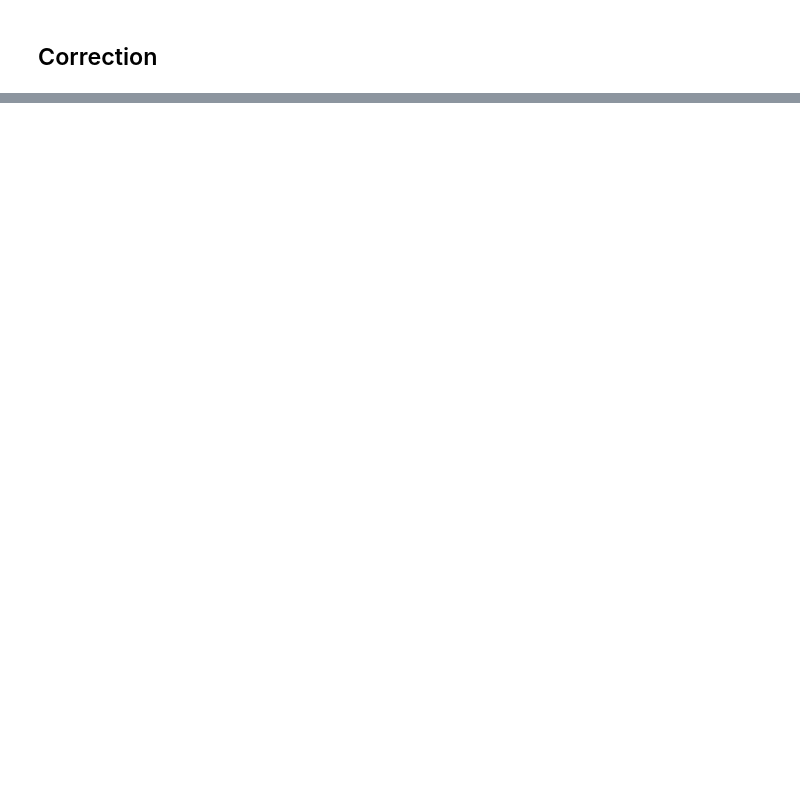
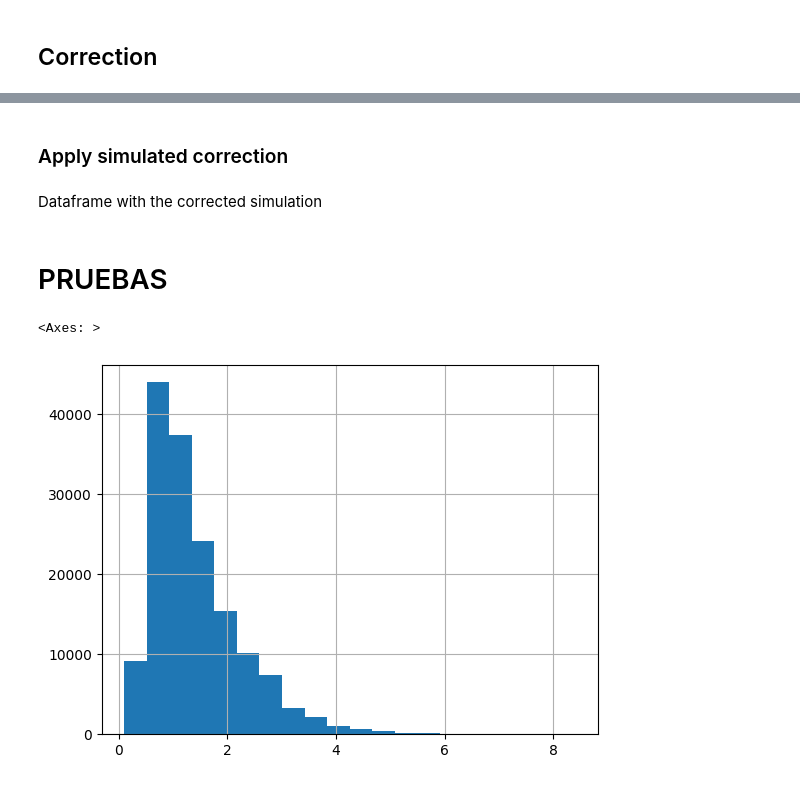
Before and after one commit to viccollado/ExtremeCorrection, a Jupyter notebook: Notebooks/Examples/Hs_Bilbao.ipynb, the cells around one changed output, grey strips where cells are left out. Cells and saved outputs as stored; diff of their text form; code cells hidden in the pictures; blank space fills up the shorter version.

Commit message:
Add correction to Bilbao Hs Notebook

```diff
--- a/Notebooks/Examples/Hs_Bilbao.ipynb
+++ b/Notebooks/Examples/Hs_Bilbao.ipynb
@@ -94,0 +142,2 @@ config = {
+# %% [markdown]
+### Apply simulated correction
@@ -94,0 +149,2 @@ config = {
+# %% [markdown]
+Dataframe with the corrected simulation
@@ -94,0 +155,7 @@ config = {
+# %% [markdown]
+# PRUEBAS
+# %%
+df_hs['Hs'].hist(bins=20)
+# %% [output]
+<Axes: >
+[figure, added]
```
Also changed, not shown: parts of 29 cells of this notebook.
